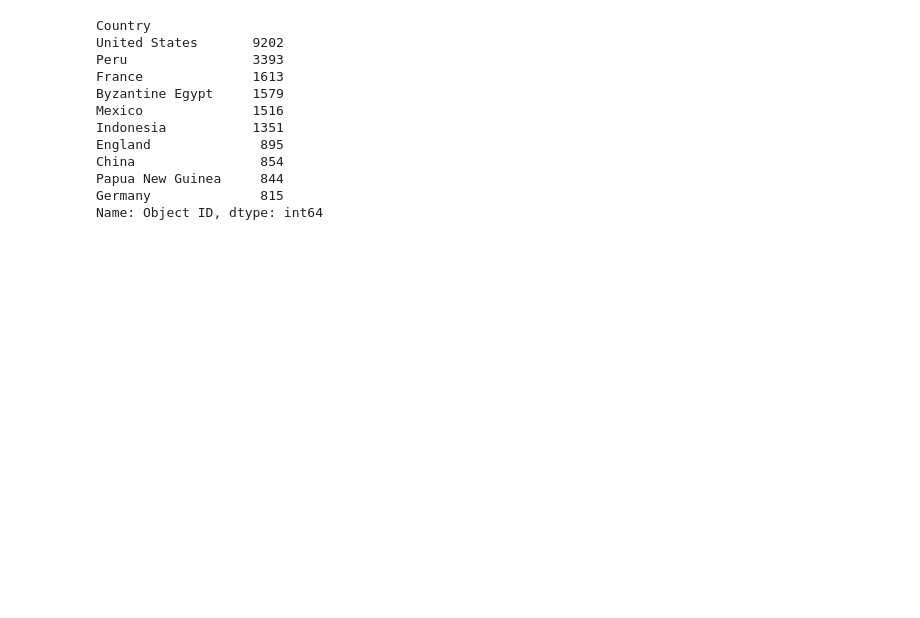
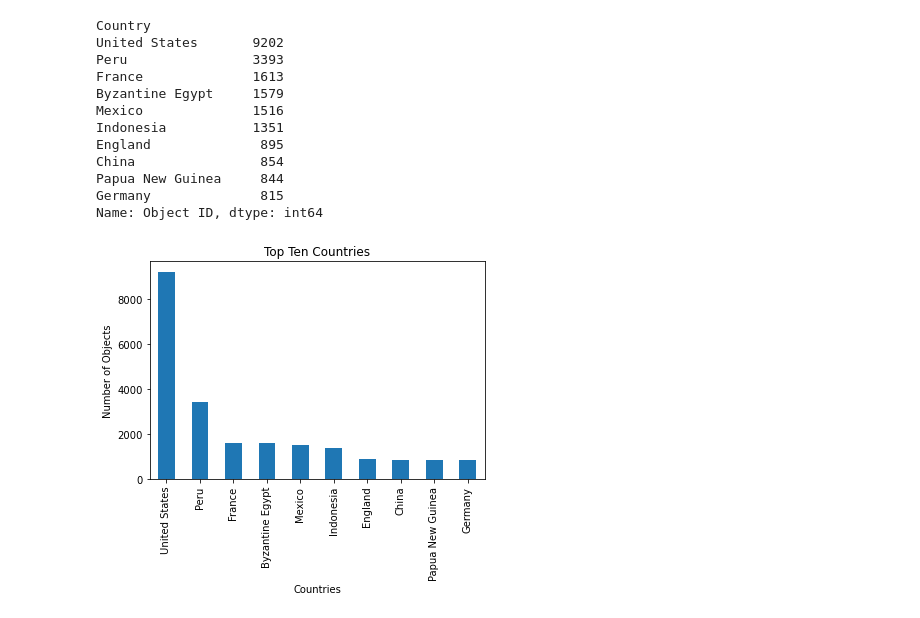
Before and after one commit to bjwlknsn/TheMetTeamProject, a Jupyter notebook: csv_review_data3.ipynb, the cells around one changed output. Saved outputs shown, nothing was run; the diff lists cells and outputs as text; code cells hidden in the pictures; blank space fills up the shorter version.

```diff
--- a/csv_review_data3.ipynb
+++ b/csv_review_data3.ipynb
@@ -256,17 +251,16 @@ Papua New Guinea     844
 Germany              815
 Name: Object ID, dtype: int64
 # %%
-#TJ, again this chart works but it overides the above top ten object type chart.
-#So, I hashed it out for now. I'me not sure why these charts are overiding one another instead of printing new ones.
+#Chart top ten countries by number of objects
+top_countries_chart=chart_top_countries.plot(kind='bar', title="Top Ten Countries")
+top_countries_chart.set_xlabel("Countries")
+top_countries_chart.set_ylabel("Number of Objects")
 
-
-#Chart top ten countries by number of objects
-# top_countries_chart=chart_top_countries.plot(kind='bar', title="Top Ten Countries")
-# top_countries_chart.set_xlabel("Countries")
-# top_countries_chart.set_ylabel("Number of Objects")
-
-# plt.show()
-# plt.tight_layout()
+plt.show()
+plt.tight_layout()
+plt.close()
+# %% [output]
+[figure, added]
 # %%
 # country_df=object_df['Country'].dropna()
 # country_df
```
Also changed, not shown: parts of 5 cells of this notebook.
